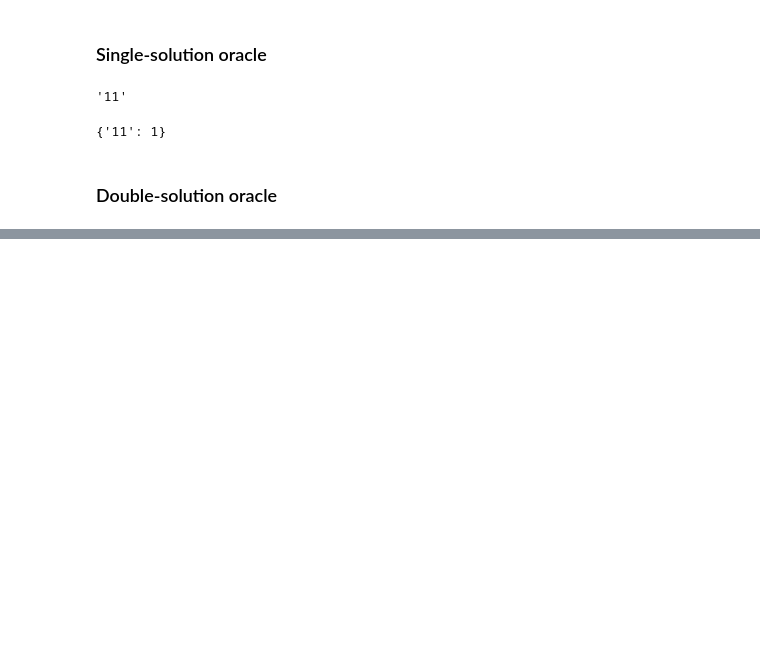
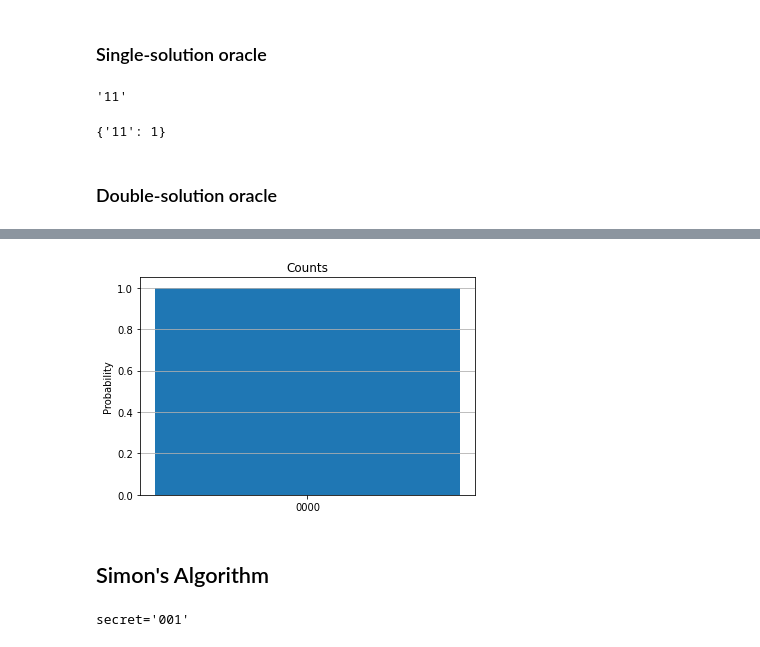
Before and after one commit to davkk/quantum-computing, a Jupyter notebook: project.ipynb, the cells around one changed output, grey strips where cells are left out. Saved outputs shown, nothing was run; the diff lists cells and outputs as text; code cells hidden in the pictures; blank space fills up the shorter version.

```diff
--- a/project.ipynb
+++ b/project.ipynb
@@ -176,0 +279,7 @@ plot_histogram(counts)
+# %%
+counts = simulate(program=dj_p, measured=range(nqubits - 1), shots=1)
+plot_histogram(counts=counts)
+# %% [output]
+[figure, added]
+# %% [markdown]
+## Simon's Algorithm
@@ -176,0 +313,24 @@ plot_histogram(counts)
+# %%
+nqubits = 3
+
+secret = random_state(nqubits)
+print(f"{secret=}")
+
+p = ql.Program("simons", platform, 2 * nqubits)
+k = ql.Kernel("kernel", platform, 2 * nqubits)
+
+for q in range(nqubits):
+    k.hadamard(q)
+
+oracle(nqubits, k, secret)
+
+for q in range(nqubits):
+    k.hadamard(q)
+
+for q in range(nqubits):
+    k.measure(q)
+
+p.add_kernel(k)
+p.compile()
+# %% [output]
+secret='001'
```
Also changed, not shown: parts of 15 cells of this notebook, 13 other files.
